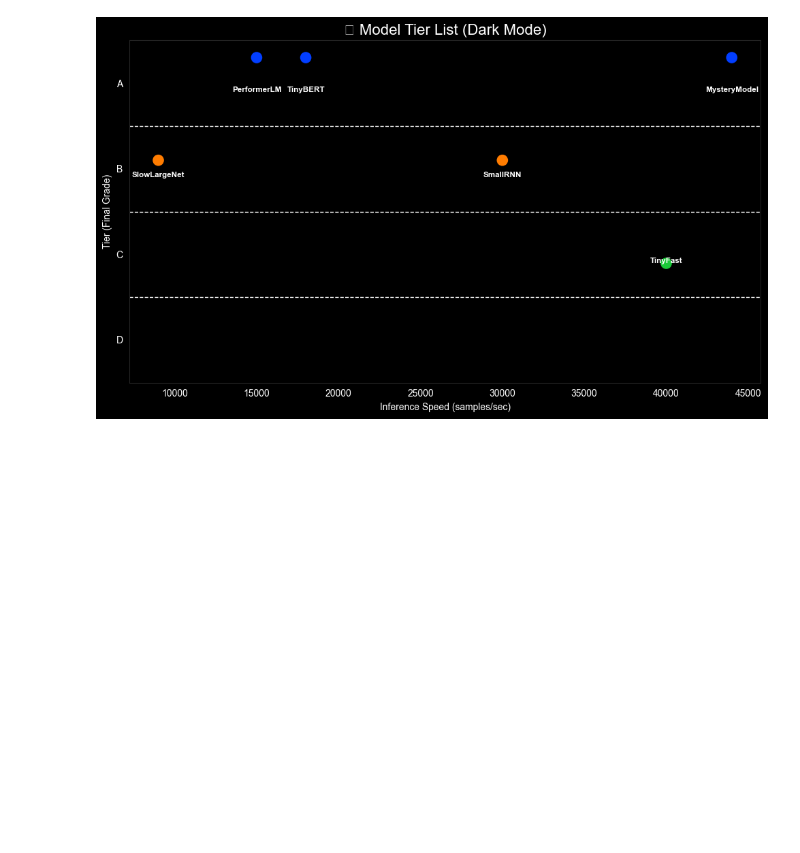
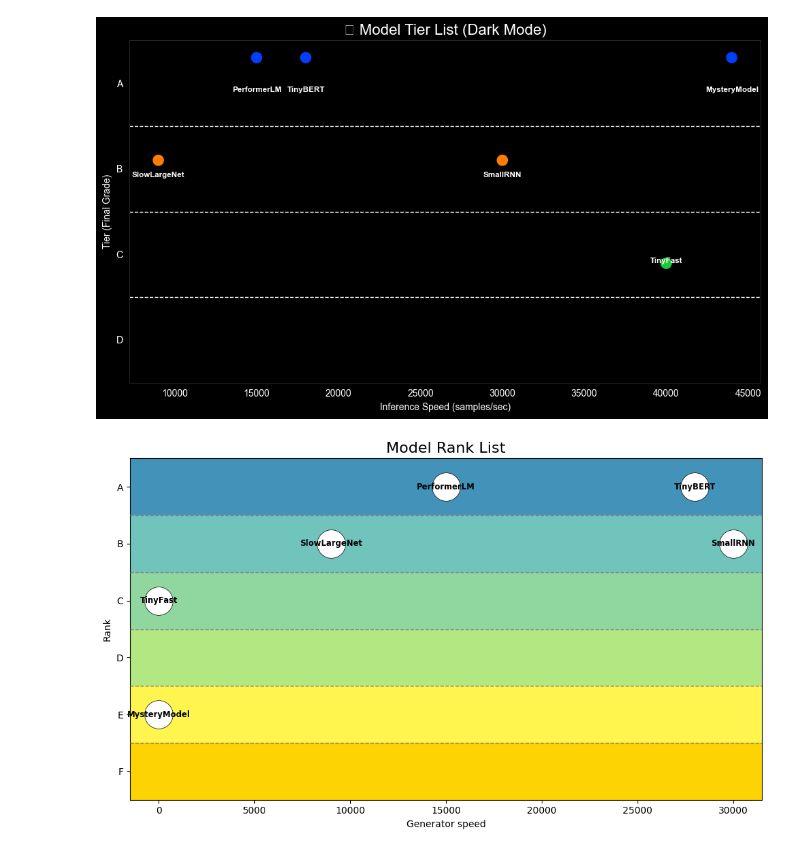
Before and after one commit to ArthGV/Benchmarking-of-Tabular-Synthetic-Data-Generation, a Jupyter notebook: privacy/lab_notebook/final_plots.ipynb, the cells around one changed output. Cells and saved outputs as stored; diff of their text form; code cells hidden in the pictures; blank space fills up the shorter version.

Commit message:
make final plot style better

```diff
--- a/privacy/lab_notebook/final_plots.ipynb
+++ b/privacy/lab_notebook/final_plots.ipynb
@@ -85,0 +218,13 @@ plt.show()
+# %%
+models = [
+    {"Model": "PerformerLM", "Speed": 15000, "Params": 12e6, "Final_Score": "A"},
+    {"Model": "TinyBERT", "Speed": 28000, "Params": 9e6, "Final_Score": "A"},
+    {"Model": "SmallRNN", "Speed": 30000, "Params": 2e6, "Final_Score": "B"},
+    {"Model": "SlowLargeNet", "Speed": 9000, "Params": 20e6, "Final_Score": "B"},
+    {"Model": "TinyFast", "Speed": 0, "Params": 1.5e6, "Final_Score": "C"},
+    {"Model": "MysteryModel", "Speed": 0, "Params": 10e6, "Final_Score": "E"},
+]
+
+plot_generators_ranks(models)
+# %% [output]
+[figure, added]
```
Also changed, not shown: parts of 2 cells of this notebook.
